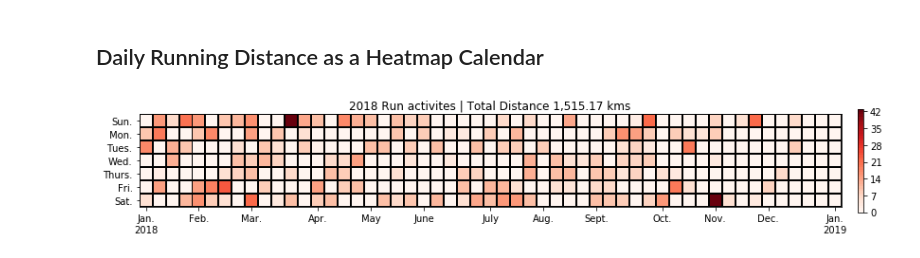
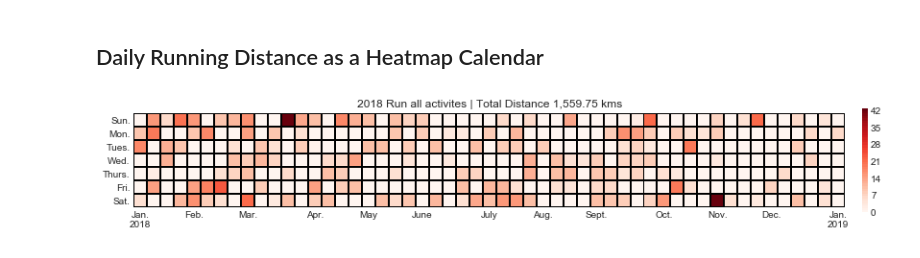
Before and after one commit to markwk/qs_ledger, a Jupyter notebook: strava/strava_data_analysis.ipynb, the cells around one changed output. Drawn from its saved outputs; the diff is of its cells as text; code cells hidden in the pictures.

```diff
--- a/strava/strava_data_analysis.ipynb
+++ b/strava/strava_data_analysis.ipynb
@@ -115,8 +131,9 @@ plt.show()
 ### Daily Rolling Mean of Running
 # %%
 run_distance_per_date['RollingMeanKm'] = run_distance_per_date.km.rolling(window=10, center=True).mean()
+plt.style.use('seaborn-darkgrid')
 run_distance_per_date.tail(365).plot(x='date', y='RollingMeanKm',
                            title= 'KM Distance as Rolling rolling mean over 10 days',
-                           figsize=[10, 6])
+                           figsize=[15, 6])
 # %% [output]
 <matplotlib.axes._subplots.AxesSubplot at 0x...>
@@ -131,11 +148,12 @@ run_month['km'] = run_month['distance'] / 1000
 # %%
 dataset = run_month
 chart_title = 'All-Time Kilometers Run Per Month'
-
+plt.style.use('seaborn-darkgrid')
 ax = dataset.plot(x="mnth_yr", y='km', figsize=(10, 5))
 ax.yaxis.grid(True)
 ax.xaxis.grid(True)
 ax.set_ylabel('KM')
+ax.set_ylabel('')
 ax.set_title(chart_title)
 plt.show()
 # %% [output]
@@ -142,0 +165,5 @@ plt.show()
+# %%
+# Set Year and Workout Type:
+target_year = 2018
+# Examples: 'Ride', 'Run', 'Walk', 'Swim', 'WeightTraining', 'Hike'
+target_type = 'Run'
@@ -232,9 +314,18 @@ def date_heatmap(series, start=None, end=None, mean=False, ax=None, **kwargs):
 
     return ax
 # %%
-def year_heat_chart(year, workout_type):
+def year_heat_chart(year, workout_type, type='training'):
     # Data Setup
     year_data = strava[(strava['year'] == year) & (strava.type == workout_type)]
+    # segment by type
+    if type == 'all':
+        pass
+    elif type == 'training':
+        # TODO: Is there a way to get if it is a race from data in API?
+        year_data = year_data[year_data['name'].str.contains('Race|Marathon|Half|21k', regex=True) == False]
+    else:
+        year_data = year_data[year_data['name'].str.contains('Race|Marathon|Half|21k', regex=True) == True]
+
     year_dates_data = year_data.groupby(['date'])['distance'].sum().reset_index(name='distance')
     year_dates_data['date'] = pd.to_datetime(year_dates_data['date'])
 
@@ -251,9 +342,11 @@ def year_heat_chart(year, workout_type):
     year_data = year_data.set_index(pd.DatetimeIndex(year_data['date']))
     year_data['km'] = round(year_data['distance'] / 1000, 2)
 
+    max_daily_distance = round(year_data['km'].max(),0)
+
     # key stat and title
     total_distance = round(year_data['km'].sum(),2)
-    chart_title = '{} {} activites | Total Distance {:,} kms'.format(year, workout_type, total_distance)
+    chart_title = '{} {} {} activites | Total Distance {:,} kms'.format(year, workout_type, type, total_distance)
 
     # set chart data
     data = pd.Series(year_data.km)
@@ -266,13 +359,13 @@ def year_heat_chart(year, workout_type):
     max_dist = int(round(data.max(),0))
     steps = int(round(max_dist / 6, 0))
     plt.colorbar(ticks=range(0, max_dist, steps), pad=0.02)
-    cmap = mpl.cm.get_cmap('Reds', 43)
+    cmap = mpl.cm.get_cmap('Reds', max_daily_distance)
     plt.set_cmap(cmap)
-    plt.clim(0, 43)
+    plt.clim(0, max_daily_distance)
     ax.set_aspect('equal')
     ax.set_title(chart_title)
     plt.show()
 # %%
-year_heat_chart(year=2018, workout_type='Run')
+year_heat_chart(year=target_year, workout_type=target_type, type='all')
 # %% [output]
-[figure, old version]
+[figure, new version]
```
Also changed, not shown: parts of 16 cells of this notebook, 1 other file.
